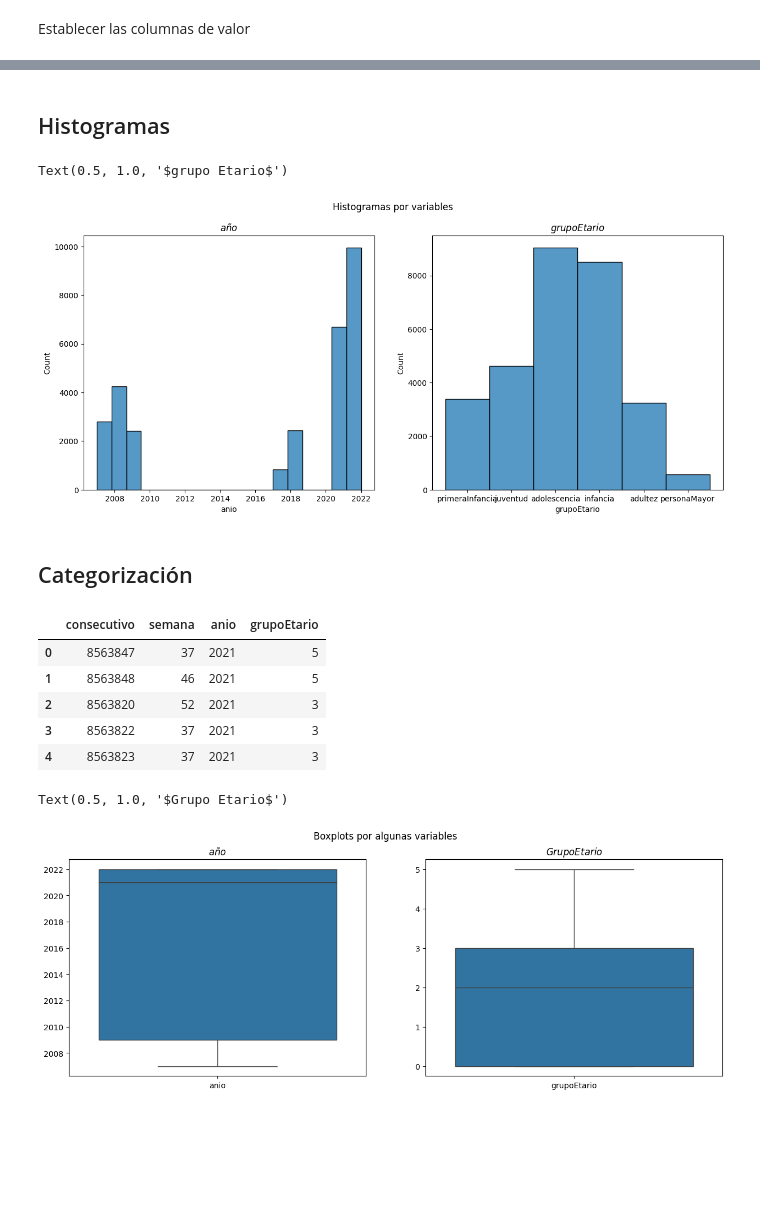
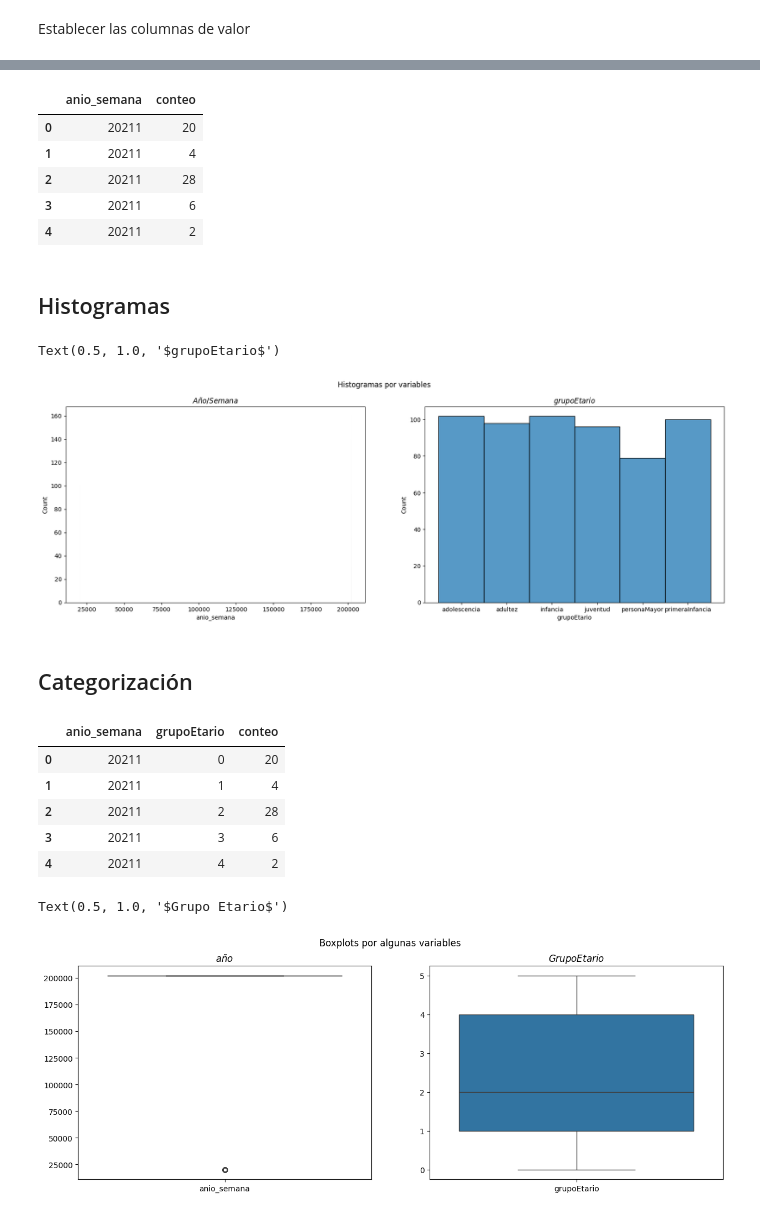
Before and after one commit to MarcoSuarezECCI/SeminarioBigData, a Jupyter notebook: AI_Prediccion.ipynb, the cells around one changed output, grey strips where cells are left out. Drawn from its saved outputs; the diff is of its cells as text; code cells hidden in the pictures; blank space fills up the shorter version.

```diff
--- a/AI_Prediccion.ipynb
+++ b/AI_Prediccion.ipynb
@@ -63,11 +78,11 @@ dtype: object
 # %% [markdown]
 Establecer las columnas de valor
 # %%
-datacc = data
-datacc = datacc.drop([
+datac = data
+datac = datac.drop([
     #'consecutivo',
     'fechaNotificacion','edad','sexo','estrato','fechaNacimiento','estadoCaso','nombreUnidad','pais','evento','departamento','municipio'
     ], axis=1)
-datacc.shape
-datacc.head()
+datac.shape
+datac.head()
 # %% [output]
@@ -79,0 +95,4 @@ datacc.head()
+# %%
+datacc = datac.groupby(['anio_semana', 'grupoEtario']).size().reset_index(name='conteo')
+
+datacc.head()
@@ -80,18 +106,27 @@ datacc.head()
+# %%
+datacc[['anio_semana', 'conteo']].head()
+# %% [output]
+|  | anio_semana | conteo |
+| 0 | 20211 | 20 |
+| 1 | 20211 | 4 |
+| 2 | 20211 | 28 |
+| 3 | 20211 | 6 |
+| 4 | 20211 | 2 |
 # %% [markdown]
 ## Histogramas
 # %%
 #fig, (ax1, ax2, ax3) = plt.subplots(1, 3, figsize=(15,6))
-fig, (ax1, ax2) = plt.subplots(1, 2, figsize=(15,6))
+fig, (ax1, ax2) = plt.subplots(1, 2, figsize=(20,6))
 fig.suptitle('Histogramas por variables')
-sns.histplot(datacc['anio'], ax=ax1)
-ax1.set_title('$año$')
+sns.histplot(datacc['anio_semana'], ax=ax1)
+ax1.set_title('$Año/Semana$')
 sns.histplot(datacc['grupoEtario'], ax=ax2)
-ax2.set_title('$grupo Etario$')
+ax2.set_title('$grupoEtario$')
 #sns.histplot(datacc['anio','semana'], ax=ax3)
 #ax3.set_title('$semana$')
 # %% [output]
-Text(0.5, 1.0, '$grupo Etario$')
+Text(0.5, 1.0, '$grupoEtario$')
-[figure, old version]
+[figure, new version]
 # %% [markdown]
 ## Categorización
 # %%
@@ -100,21 +135,21 @@ datacc.dtypes
 datacc['grupoEtario']  = pd.Categorical(datacc['grupoEtario']).codes
 datacc.head()
 # %% [output]
-|  | consecutivo | semana | anio | grupoEtario |
-| 0 | 8563847 | 37 | 2021 | 5 |
-| 1 | 8563848 | 46 | 2021 | 5 |
-| 2 | 8563820 | 52 | 2021 | 3 |
-| 3 | 8563822 | 37 | 2021 | 3 |
-| 4 | 8563823 | 37 | 2021 | 3 |
+|  | anio_semana | grupoEtario | conteo |
+| 0 | 20211 | 0 | 20 |
+| 1 | 20211 | 1 | 4 |
+| 2 | 20211 | 2 | 28 |
+| 3 | 20211 | 3 | 6 |
+| 4 | 20211 | 4 | 2 |
 # %%
 #fig, (ax1, ax2, ax3) = plt.subplots(1, 3, figsize=(15,5))
 fig, (ax1, ax2) = plt.subplots(1, 2, figsize=(15,5))
 fig.suptitle('Boxplots por algunas variables')
-sns.boxplot(data=datacc[['anio']], ax=ax1)
+sns.boxplot(data=datacc[['anio_semana']], ax=ax1)
 sns.boxplot(data=datacc[['grupoEtario']], ax=ax2)
 ax1.set_title('$año$')
 ax2.set_title('$Grupo Etario$')
 #sns.boxplot(data=datacc[['kms']], ax=ax3)
 # %% [output]
 Text(0.5, 1.0, '$Grupo Etario$')
-[figure, old version]
+[figure, new version]
```
Also changed, not shown: parts of 12 cells of this notebook.
